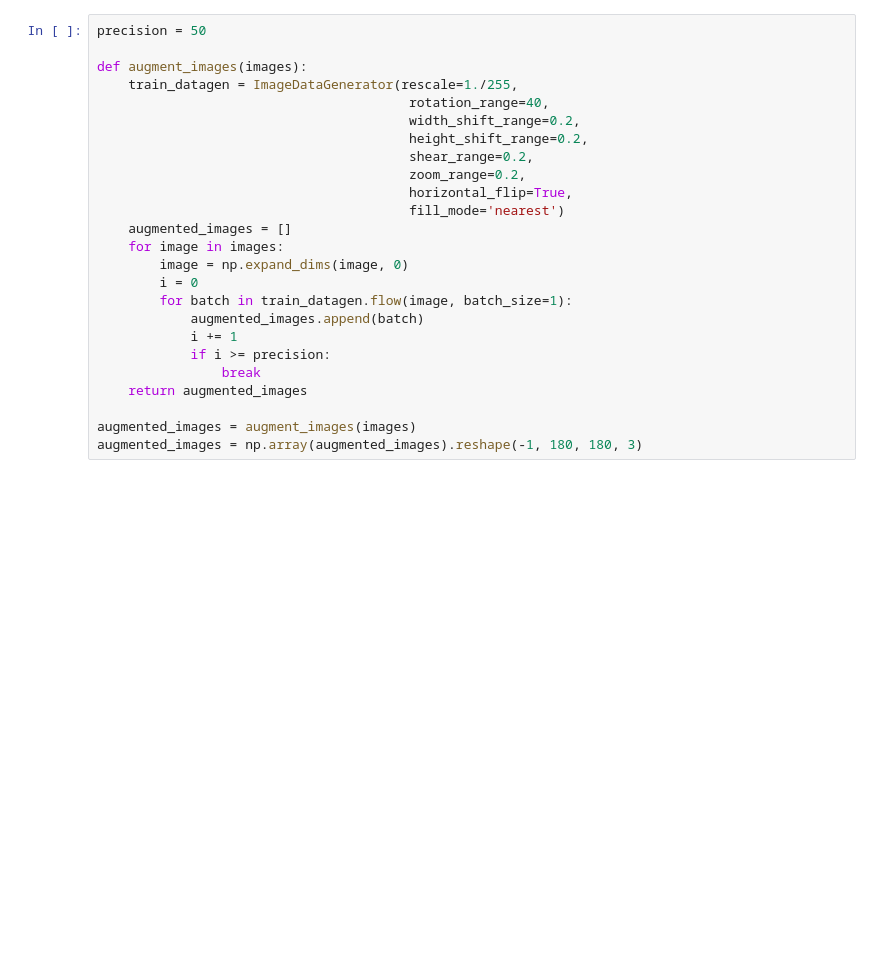
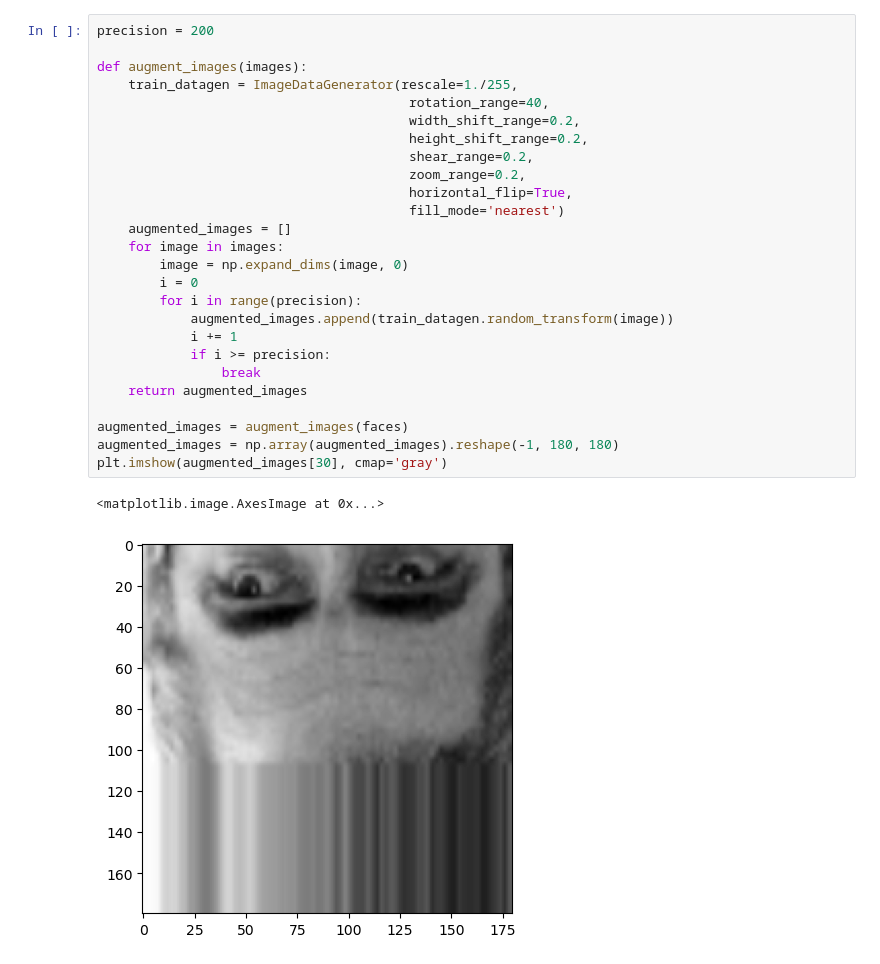
Before and after one commit to lennartvoelz/face_recognition, a Jupyter notebook: scripts/image.ipynb, the cells around one changed output. Saved outputs shown, nothing was run; the diff lists cells and outputs as text; blank space fills up the shorter version.

```diff
--- a/scripts/image.ipynb
+++ b/scripts/image.ipynb
@@ -43,28 +66,32 @@ print(images.shape)
 # %%
-precision = 50
+precision = 200
 
 def augment_images(images):
     train_datagen = ImageDataGenerator(rescale=1./255,
                                         rotation_range=40,
                                         width_shift_range=0.2,
                                         height_shift_range=0.2,
                                         shear_range=0.2,
                                         zoom_range=0.2,
                                         horizontal_flip=True,
                                         fill_mode='nearest')
     augmented_images = []
     for image in images:
         image = np.expand_dims(image, 0)
         i = 0
-        for batch in train_datagen.flow(image, batch_size=1):
-            augmented_images.append(batch)
+        for i in range(precision):
+            augmented_images.append(train_datagen.random_transform(image))
             i += 1
             if i >= precision:
                 break
     return augmented_images
 
-augmented_images = augment_images(images)
-augmented_images = np.array(augmented_images).reshape(-1, 180, 180, 3)
+augmented_images = augment_images(faces)
+augmented_images = np.array(augmented_images).reshape(-1, 180, 180)
+plt.imshow(augmented_images[30], cmap='gray')
+# %% [output]
+<matplotlib.image.AxesImage at 0x...>
+[figure, added]
 # %%
 labels = df["name"].values
 labels = np.repeat(labels, precision)
```
Also changed, not shown: parts of 7 cells of this notebook, 4 other files.
